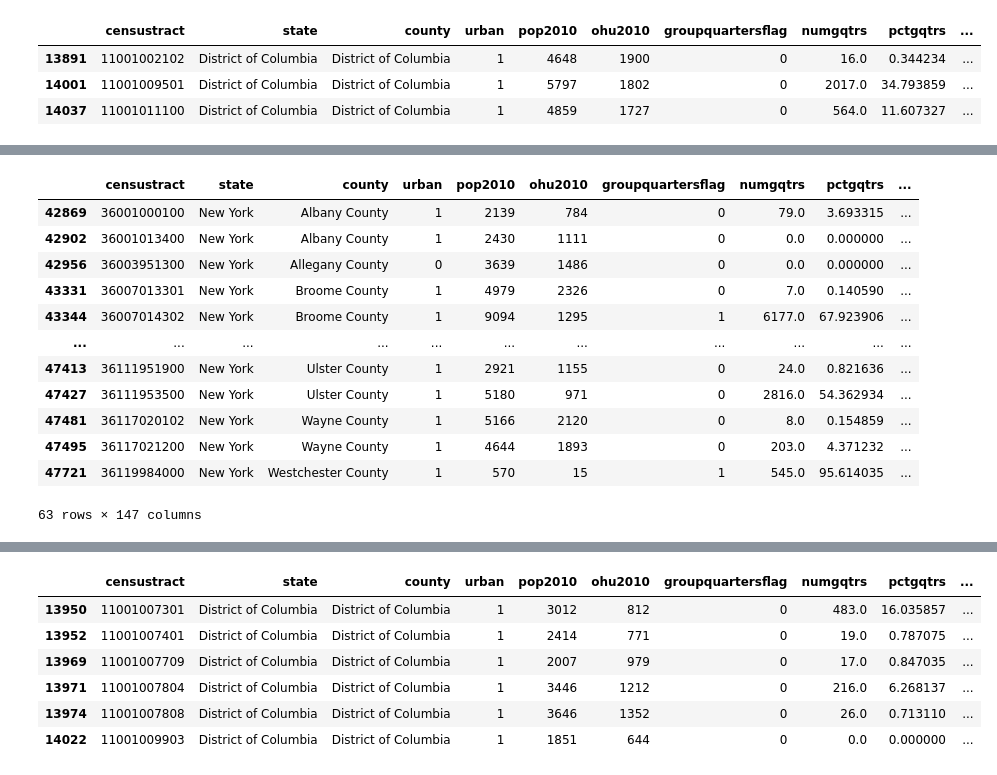
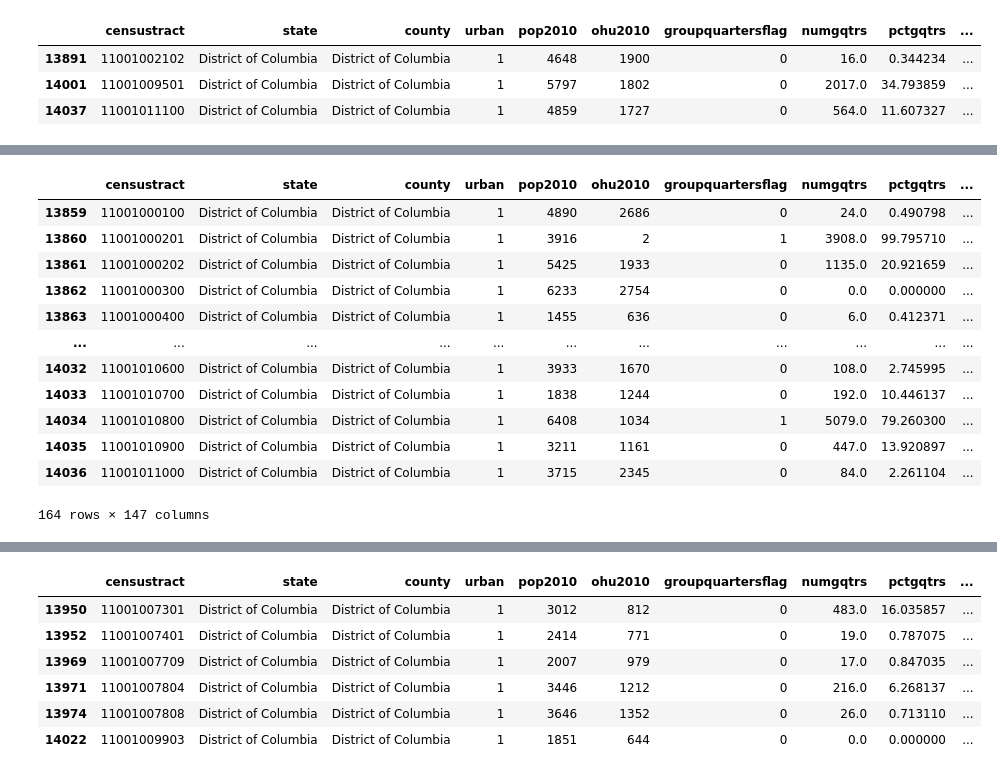
Before and after one commit to derryzrli/food-insecurity-analysis, a Jupyter notebook: starter-code_k.ipynb, the cells around one changed output, grey strips where cells are left out. Saved outputs shown, nothing was run; the diff lists cells and outputs as text; code cells hidden in the pictures.

```diff
--- a/starter-code_k.ipynb
+++ b/starter-code_k.ipynb
@@ -500,3 +503,11 @@ def get_lila_1_0(state,state_abr, metric):
 
     return data_2019_state[(data_2019_state[metric]==0) &
                            (data_2019_state.censustract.isin(data_2010_state[data_2010_state[metric]==1].censustract))]
+# %%
+def get_lila_0_0(state,state_abr, metric):
+
+    data_2010_state = data_2010[data_2010['state']==state_abr]
+    data_2019_state = data_2019[data_2019['state']==state]
+
+    return data_2019_state[(data_2019_state[metric]==0) &
+                           (data_2019_state.censustract.isin(data_2010_state[data_2010_state[metric]==0].censustract))]
@@ -552,16 +539,16 @@ get_lila_0_1('California', 'CA', 'lilatracts_1and10')
-# %%
-get_lila_0_1('New York', 'NY', 'lilatracts_1and10')
-# %% [output]
-|  | censustract | state | county | urban | pop2010 | ohu2010 | groupquartersflag | numgqtrs | pctgqtrs | ... |
-| 42869 | 36001000100 | New York | Albany County | 1 | 2139 | 784 | 0 | 79.0 | 3.693315 | ... |
-| 42902 | 36001013400 | New York | Albany County | 1 | 2430 | 1111 | 0 | 0.0 | 0.000000 | ... |
-| 42956 | 36003951300 | New York | Allegany County | 0 | 3639 | 1486 | 0 | 0.0 | 0.000000 | ... |
-| 43331 | 36007013301 | New York | Broome County | 1 | 4979 | 2326 | 0 | 7.0 | 0.140590 | ... |
-| 43344 | 36007014302 | New York | Broome County | 1 | 9094 | 1295 | 1 | 6177.0 | 67.923906 | ... |
-| ... | ... | ... | ... | ... | ... | ... | ... | ... | ... | ... |
-| 47413 | 36111951900 | New York | Ulster County | 1 | 2921 | 1155 | 0 | 24.0 | 0.821636 | ... |
-| 47427 | 36111953500 | New York | Ulster County | 1 | 5180 | 971 | 0 | 2816.0 | 54.362934 | ... |
-| 47481 | 36117020102 | New York | Wayne County | 1 | 5166 | 2120 | 0 | 8.0 | 0.154859 | ... |
-| 47495 | 36117021200 | New York | Wayne County | 1 | 4644 | 1893 | 0 | 203.0 | 4.371232 | ... |
-| 47721 | 36119984000 | New York | Westchester County | 1 | 570 | 15 | 1 | 545.0 | 95.614035 | ... |
-63 rows × 147 columns
+# %%
+get_lila_0_0('District of Columbia', 'DC', 'lilatracts_1and10')
+# %% [output]
+|  | censustract | state | county | urban | pop2010 | ohu2010 | groupquartersflag | numgqtrs | pctgqtrs | ... |
+| 13859 | 11001000100 | District of Columbia | District of Columbia | 1 | 4890 | 2686 | 0 | 24.0 | 0.490798 | ... |
+| 13860 | 11001000201 | District of Columbia | District of Columbia | 1 | 3916 | 2 | 1 | 3908.0 | 99.795710 | ... |
+| 13861 | 11001000202 | District of Columbia | District of Columbia | 1 | 5425 | 1933 | 0 | 1135.0 | 20.921659 | ... |
+| 13862 | 11001000300 | District of Columbia | District of Columbia | 1 | 6233 | 2754 | 0 | 0.0 | 0.000000 | ... |
+| 13863 | 11001000400 | District of Columbia | District of Columbia | 1 | 1455 | 636 | 0 | 6.0 | 0.412371 | ... |
+| ... | ... | ... | ... | ... | ... | ... | ... | ... | ... | ... |
+| 14032 | 11001010600 | District of Columbia | District of Columbia | 1 | 3933 | 1670 | 0 | 108.0 | 2.745995 | ... |
+| 14033 | 11001010700 | District of Columbia | District of Columbia | 1 | 1838 | 1244 | 0 | 192.0 | 10.446137 | ... |
+| 14034 | 11001010800 | District of Columbia | District of Columbia | 1 | 6408 | 1034 | 1 | 5079.0 | 79.260300 | ... |
+| 14035 | 11001010900 | District of Columbia | District of Columbia | 1 | 3211 | 1161 | 0 | 447.0 | 13.920897 | ... |
+| 14036 | 11001011000 | District of Columbia | District of Columbia | 1 | 3715 | 2345 | 0 | 84.0 | 2.261104 | ... |
+164 rows × 147 columns
```
Also changed, not shown: parts of 25 cells of this notebook.
